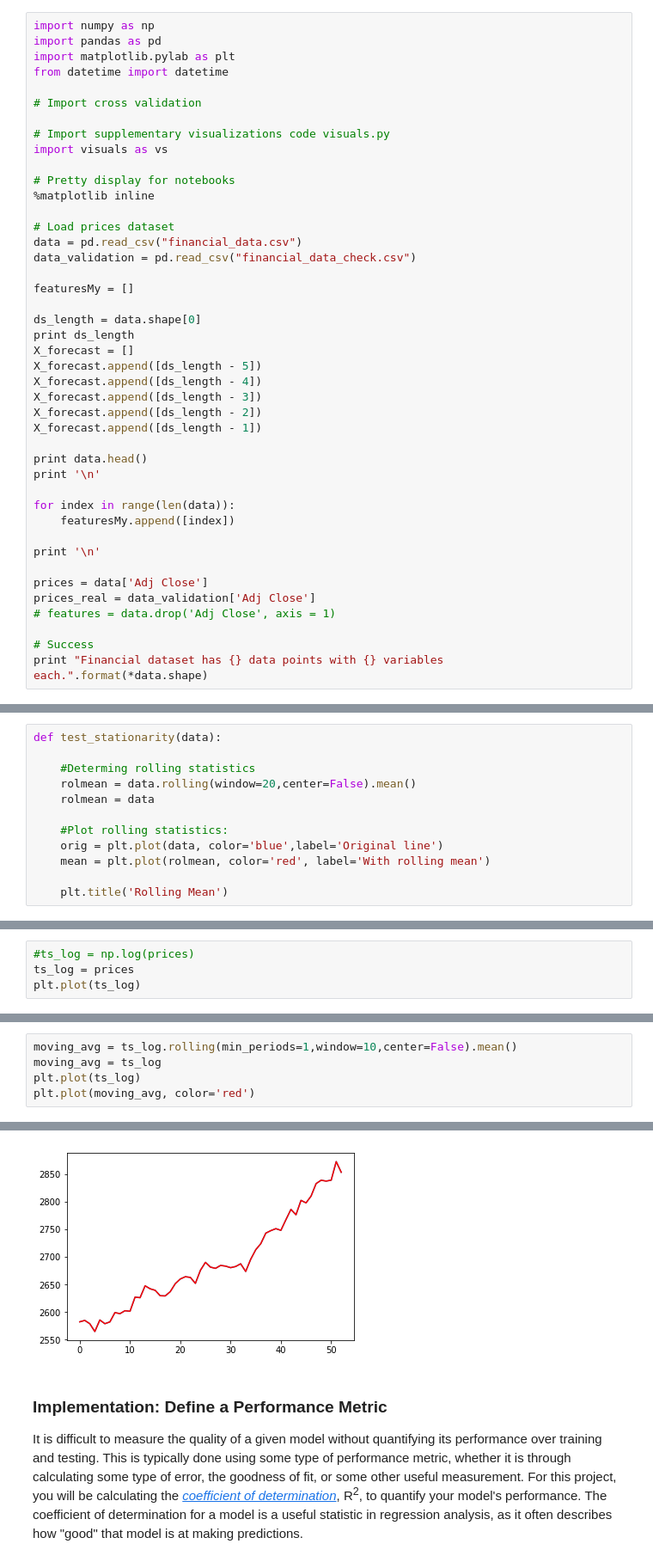
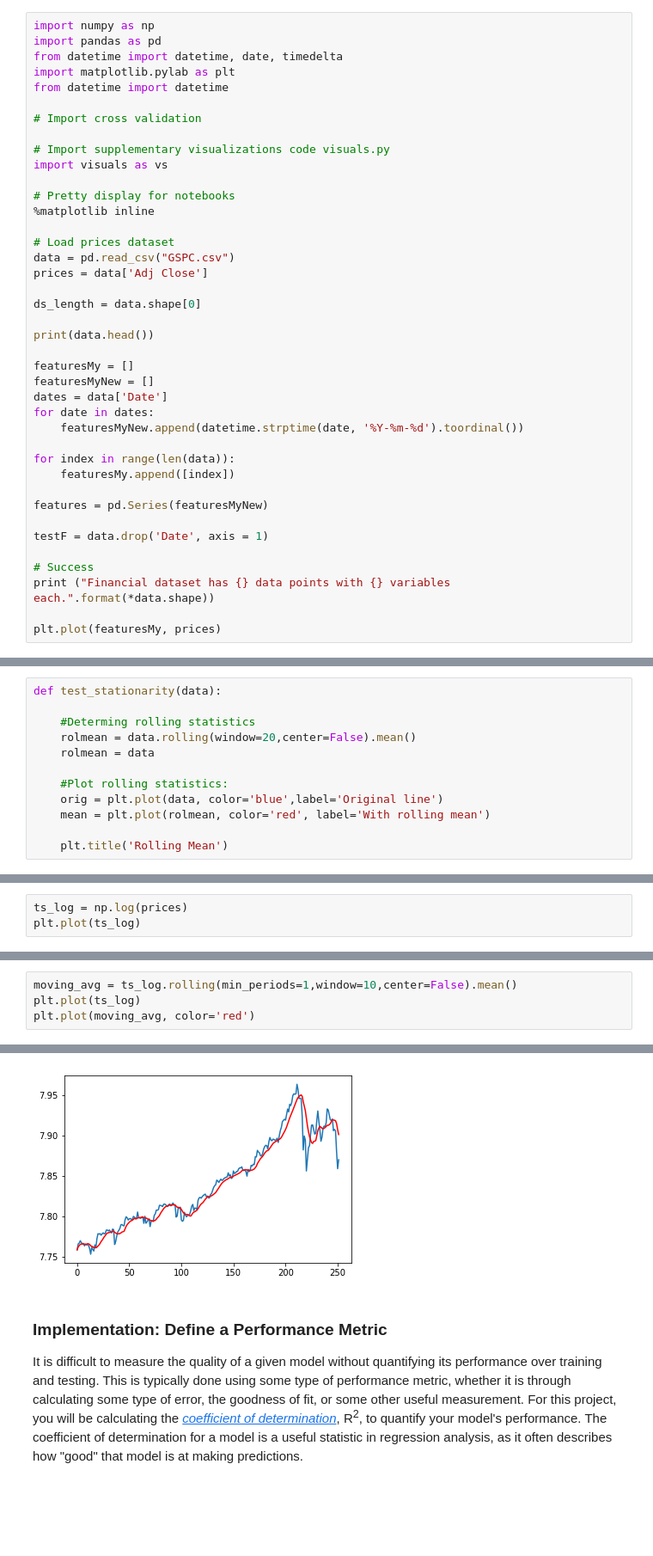
Before and after one commit to morozov-dmitry/ml-finance, a Jupyter notebook: src/ml/financial.ipynb, the cells around one changed output, grey strips where cells are left out. Shown: that part at 86% size. Saved outputs shown, nothing was run; the diff lists cells and outputs as text; blank space fills up the shorter version.

```diff
--- a/src/ml/financial.ipynb
+++ b/src/ml/financial.ipynb
@@ -14,6 +7,7 @@ For stock price prediction finance data was downloaded from Yahoo finance https:
 # %%
 import numpy as np
 import pandas as pd
+from datetime import datetime, date, timedelta
 import matplotlib.pylab as plt
 from datetime import datetime
 
@@ -26,32 +20,28 @@ import visuals as vs
 %matplotlib inline
 
 # Load prices dataset
-data = pd.read_csv("financial_data.csv")
-data_validation = pd.read_csv("financial_data_check.csv")
+data = pd.read_csv("GSPC.csv")
+prices = data['Adj Close']
+
+ds_length = data.shape[0]
+
+print(data.head())
 
 featuresMy = []
-
-ds_length = data.shape[0]
-print ds_length
-X_forecast = []
-X_forecast.append([ds_length - 5])
-X_forecast.append([ds_length - 4])
-X_forecast.append([ds_length - 3])
-X_forecast.append([ds_length - 2])
-X_forecast.append([ds_length - 1])
-
-print data.head()
-print '\n'
+featuresMyNew = []
+dates = data['Date']
+for date in dates:
+    featuresMyNew.append(datetime.strptime(date, '%Y-%m-%d').toordinal())
 
 for index in range(len(data)):
     featuresMy.append([index])
 
-print '\n'
+features = pd.Series(featuresMyNew)
 
-prices = data['Adj Close']
-prices_real = data_validation['Adj Close']
-# features = data.drop('Adj Close', axis = 1)
+testF = data.drop('Date', axis = 1)
 
 # Success
-print "Financial dataset has {} data points with {} variables each.".format(*data.shape)
+print ("Financial dataset has {} data points with {} variables each.".format(*data.shape))
+
+plt.plot(featuresMy, prices)
 # %% [output]
@@ -190,6 +87,5 @@ test_stationarity(prices)
 # %%
-#ts_log = np.log(prices)
-ts_log = prices
+ts_log = np.log(prices)
 plt.plot(ts_log)
 # %% [output]
 [<matplotlib.lines.Line2D at 0x...>]
@@ -197,11 +93,10 @@ plt.plot(ts_log)
 # %%
 moving_avg = ts_log.rolling(min_periods=1,window=10,center=False).mean()
-moving_avg = ts_log
 plt.plot(ts_log)
 plt.plot(moving_avg, color='red')
 # %% [output]
 [<matplotlib.lines.Line2D at 0x...>]
-[figure, old version]
+[figure, new version]
 # %% [markdown]
 ### Implementation: Define a Performance Metric
 It is difficult to measure the quality of a given model without quantifying its performance over training and testing. This is typically done using some type of performance metric, whether it is through calculating some type of error, the goodness of fit, or some other useful measurement. For this project, you will be calculating the [*coefficient of determination*](http://stattrek.com/statistics/dictionary.aspx?definition=coefficient_of_determination), R<sup>2</sup>, to quantify your model's performance. The coefficient of determination for a model is a useful statistic in regression analysis, as it often describes how "good" that model is at making predictions.
```
Also changed, not shown: parts of 41 cells of this notebook, 10 other files.
